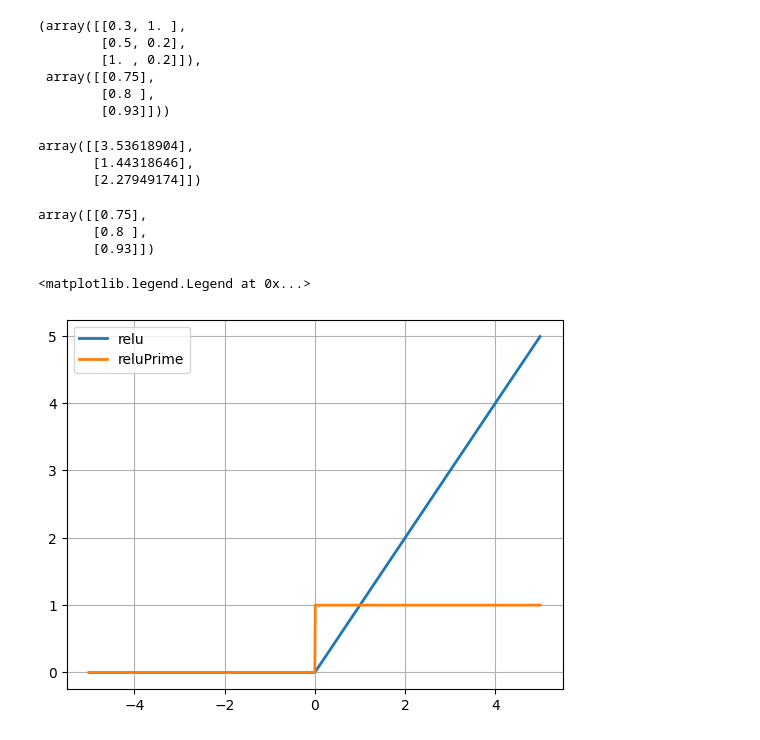
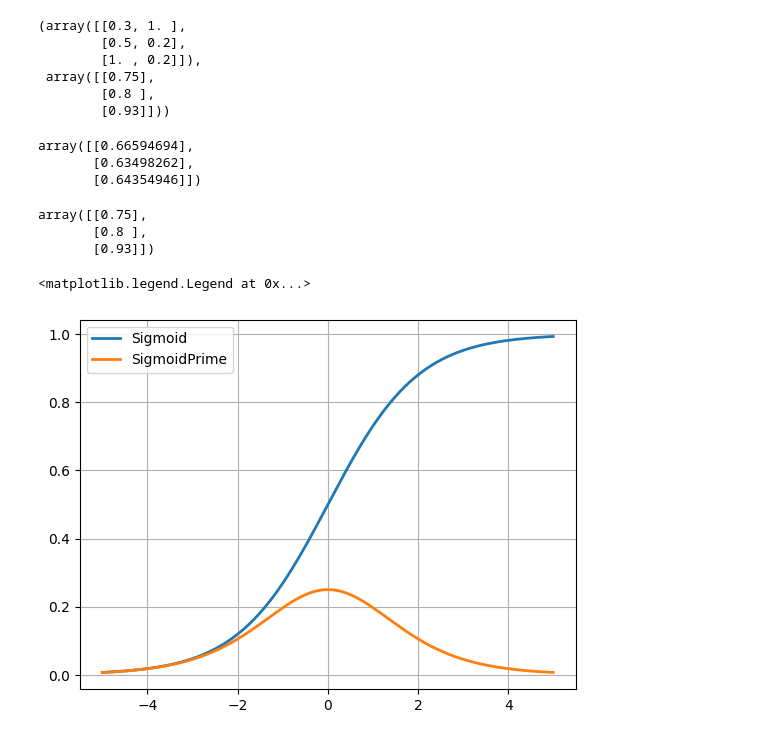
Before and after one commit to khanhthien123/CogSci131-Sp2024, a Jupyter notebook: NeuralNetsSummer23.ipynb, the cells around one changed output. Cells and saved outputs as stored; diff of their text form; code cells hidden in the pictures.

```diff
--- a/NeuralNetsSummer23.ipynb
+++ b/NeuralNetsSummer23.ipynb
@@ -9,8 +9,8 @@ class Neural_Network(object):
         #Define Parameters
         self.inputLayerSize = 2
         self.outputLayerSize=1
-        #self.hiddenLayerSize=3
-        self.hiddenLayerSize=10
+        self.hiddenLayerSize=3
+        # self.hiddenLayerSize=10
 
         #Define Weights
         self.W1=np.random.rand(self.inputLayerSize,self.hiddenLayerSize)
@@ -19,10 +19,16 @@ class Neural_Network(object):
     def forward(self,X):
         #Propagate inputs through network
         self.z2 = np.dot(X,self.W1)
-        #self.a2 = self.sigmoid(self.z2)
+        self.a2 = self.sigmoid(self.z2)
+        self.z3 = np.dot(self.a2,self.W2)
+        yHat = self.sigmoid(self.z3)
+        return yHat
+
+    def forward_ReLu(self,X):
+        #Propagate inputs through network
+        self.z2 = np.dot(X,self.W1)
         self.a2 = self.relu(self.z2)
         self.z3 = np.dot(self.a2,self.W2)
-        #yHat = self.sigmoid(self.z3)
         yHat = self.relu(self.z3)
         return yHat
 
@@ -49,10 +55,25 @@ class Neural_Network(object):
     def costFunctionPrime(self, X, y):
         #Compute derivatives with respect to W1 and W2
         self.yHat=self.forward(X)
-        #delta3 = np.multiply(-(y-self.yHat),self.sigmoidPrime(self.z3))
+        delta3 = np.multiply(-(y-self.yHat),self.sigmoidPrime(self.z3))
+        #delta3 = np.multiply(-(y-self.yHat),self.reluPrime(self.z3))
+        dJdW2=np.dot(self.a2.T,delta3)
+        delta2=np.dot(delta3,self.W2.T)*self.sigmoidPrime(self.z2)
+        #delta2=np.dot(delta3,self.W2.T)*self.reluPrime(self.z2)
+        dJdW1=np.dot(X.T,delta2)
+        return dJdW1,dJdW2
+
+    def costFunction_ReLu(self, X, y):
+        #Compute Cost Function with weights already stored in class
+        self.yHat=self.forward_ReLu(X)
+        J=0.5*sum((y-self.yHat)**2)
+        return J
+
+    def costFunctionPrime_ReLu(self, X, y):
+        #Compute derivatives with respect to W1 and W2
+        self.yHat=self.forward(X)
         delta3 = np.multiply(-(y-self.yHat),self.reluPrime(self.z3))
         dJdW2=np.dot(self.a2.T,delta3)
-        #delta2=np.dot(delta3,self.W2.T)*self.sigmoidPrime(self.z2)
         delta2=np.dot(delta3,self.W2.T)*self.reluPrime(self.z2)
         dJdW1=np.dot(X.T,delta2)
         return dJdW1,dJdW2
@@ -90,9 +111,9 @@ yH=NN.forward(X)
 # %%
 yH
 # %% [output]
-array([[3.53618904],
-       [1.44318646],
-       [2.27949174]])
+array([[0.66594694],
+       [0.63498262],
+       [0.64354946]])
 # %%
 y
 # %% [output]
@@ -101,13 +122,10 @@ array([[0.75],
        [0.93]])
 # %%
 testValues=np.arange(-5,5,0.01)
-# plt.plot(testValues,NN.sigmoid(testValues),linewidth=2)
-# plt.plot(testValues, NN.sigmoidPrime(testValues),linewidth=2)
-plt.plot(testValues,NN.relu(testValues),linewidth=2)
-plt.plot(testValues, NN.reluPrime(testValues),linewidth=2)
+plt.plot(testValues,NN.sigmoid(testValues),linewidth=2)
+plt.plot(testValues, NN.sigmoidPrime(testValues),linewidth=2)
 plt.grid(1)
-# plt.legend(['Sigmoid','SigmoidPrime'])
-plt.legend(['relu','reluPrime'])
+plt.legend(['Sigmoid','SigmoidPrime'])
 # %% [output]
 <matplotlib.legend.Legend at 0x...>
-[figure, old version]
+[figure, new version]
```
Also changed, not shown: parts of 7 cells of this notebook.
